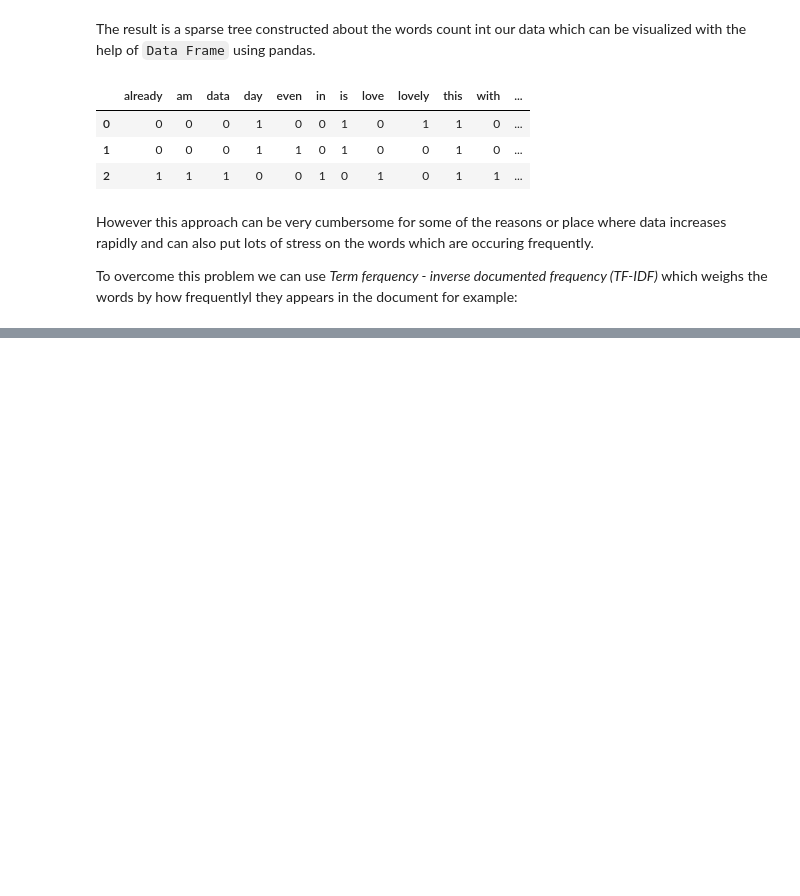
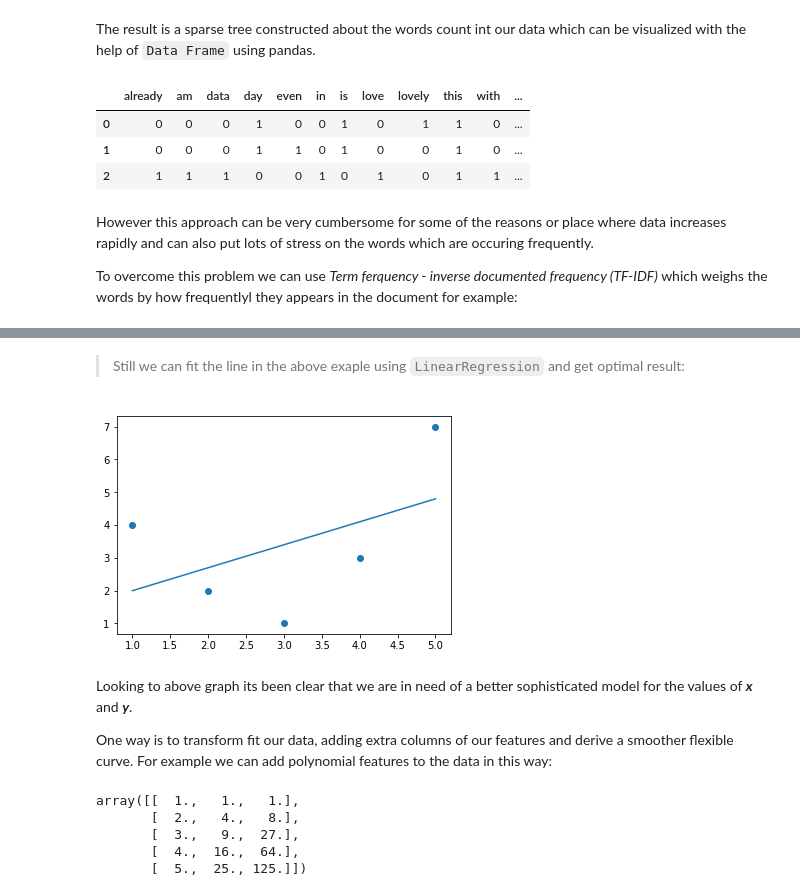
Before and after one commit to sandy1999/Sklearn-Essentials, a Jupyter notebook: Feature Engineering.ipynb, the cells around one changed output, grey strips where cells are left out. Cells and saved outputs as stored; diff of their text form; code cells hidden in the pictures; blank space fills up the shorter version.

Commit message:
added: Derived Features in Feature Engineering.

```diff
--- a/Feature Engineering.ipynb
+++ b/Feature Engineering.ipynb
@@ -122,0 +146,41 @@ pd.DataFrame(X.toarray(), columns=vec.get_feature_names())
+# %% [markdown]
+> Still we can fit the line in the above exaple using `LinearRegression` and get optimal result:
+# %%
+# importing linear regression
+from sklearn.linear_model import LinearRegression
+
+# transforming the X values
+X = x[:,np.newaxis]
+
+# making a model
+model = LinearRegression().fit(X,y)
+
+# predicting the values
+yfit = model.predict(X)
+
+# plotting model
+plt.scatter(x,y) # data points
+plt.plot(x,yfit); # regression line
+# %% [output]
+[figure, added]
+# %% [markdown]
+Looking to above graph its been clear that we are in need of a better sophisticated model for the values of ***x*** and ***y***.
+
+One way is to transform fit our data, adding extra columns of our features and derive a smoother flexible curve. For example we can add polynomial features to the data in this way:
+# %%
+# importing PolynomialFeatures
+from sklearn.preprocessing import PolynomialFeatures
+
+# creating an object of Poly...
+poly = PolynomialFeatures(degree=3,include_bias=False) # of degree 3
+
+# transforming X
+X2 = poly.fit_transform(X)
+
+X2
+# %% [output]
+array([[  1.,   1.,   1.],
+       [  2.,   4.,   8.],
+       [  3.,   9.,  27.],
+       [  4.,  16.,  64.],
+       [  5.,  25., 125.]])
```
Also changed, not shown: parts of 4 cells of this notebook.
